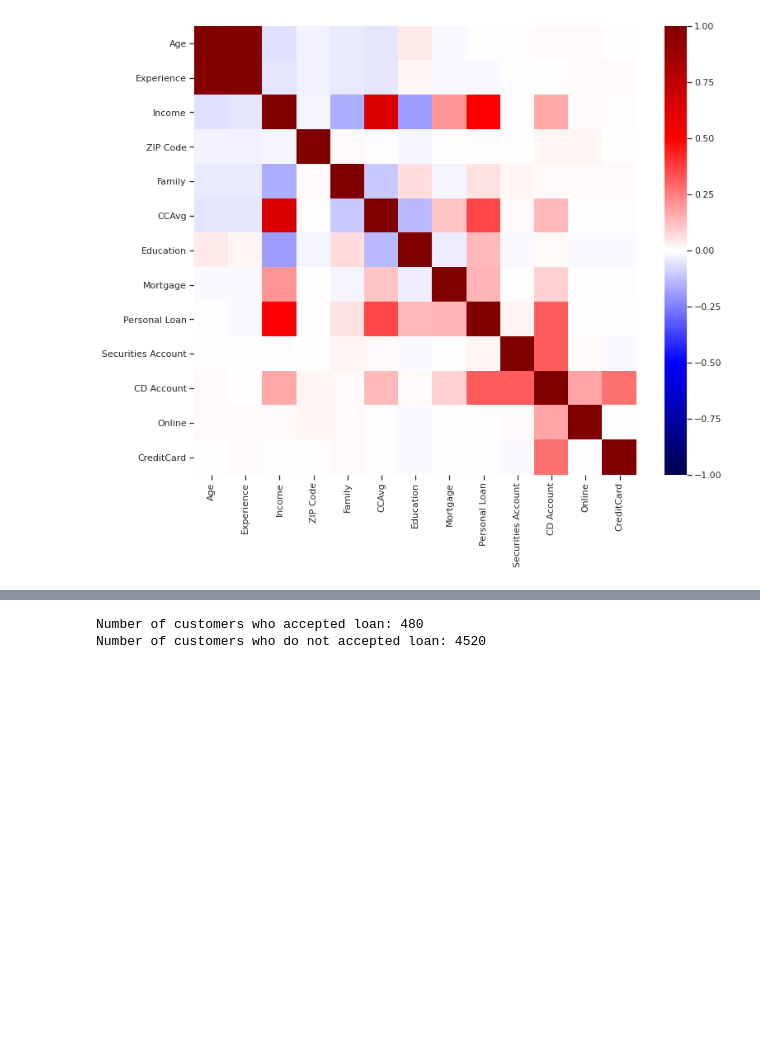
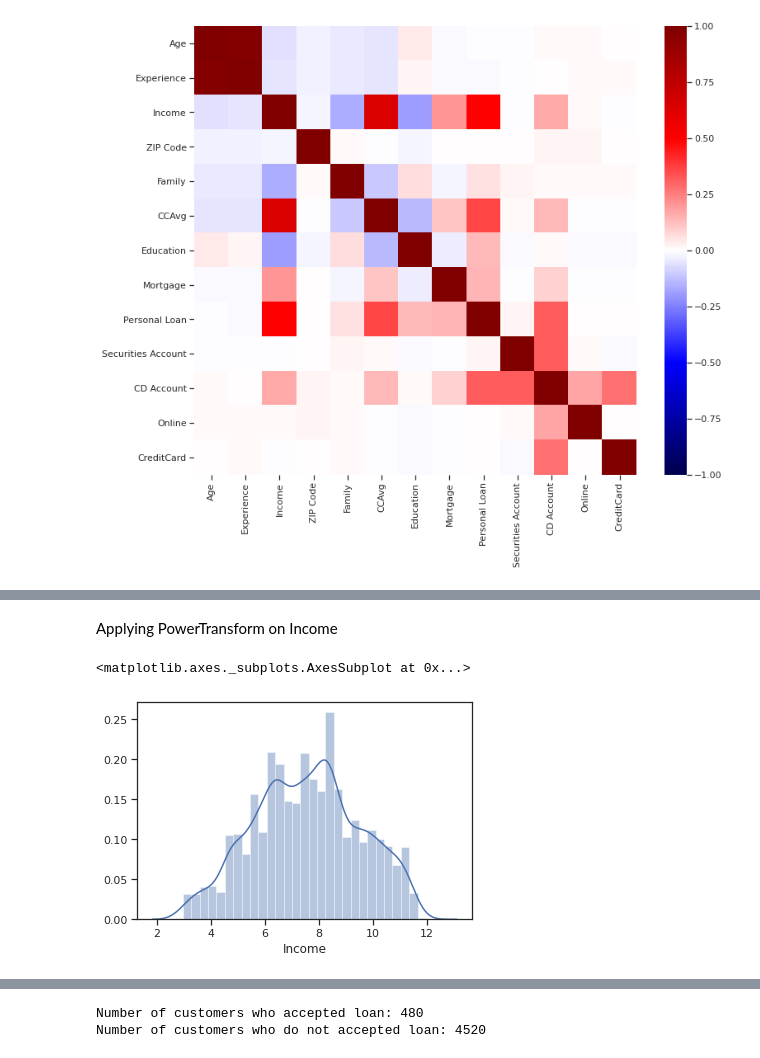
Before and after one commit to abelkmathew/Personal-Bank-loan-Prediction, a Jupyter notebook: ML_PROJECT_INTERNSHIPSTUDIO.ipynb, the cells around one changed output, grey strips where cells are left out. Cells and saved outputs as stored; diff of their text form; code cells hidden in the pictures; blank space fills up the shorter version.

```diff
--- a/ML_PROJECT_INTERNSHIPSTUDIO.ipynb
+++ b/ML_PROJECT_INTERNSHIPSTUDIO.ipynb
@@ -467,4 +471,3 @@ sns.heatmap(df.corr(),vmin=-1,vmax=1,cmap='seismic',linewidths=0)
 # %%
-#Removing 'Experience' column as it doesn't have impact on the model
-#data=df.drop(['Experience'],axis=1)
-#data.head()
+data=df.drop(['Experience','ZIP Code'],axis=1)
+data.head()
@@ -470,0 +498,10 @@ sns.heatmap(df.corr(),vmin=-1,vmax=1,cmap='seismic',linewidths=0)
+# %% [markdown]
+Applying PowerTransform on Income
+# %%
+from sklearn.preprocessing import PowerTransformer
+pt= PowerTransformer(method='yeo-johnson' ,standardize=False) #method used is 'yeo-johnson'
+data['Income']=pt.fit_transform(data['Income'].values.reshape(-1,1))
+sns.distplot(data['Income'])
+# %% [output]
+<matplotlib.axes._subplots.AxesSubplot at 0x...>
+[figure, added]
```
Also changed, not shown: parts of 129 cells of this notebook.
